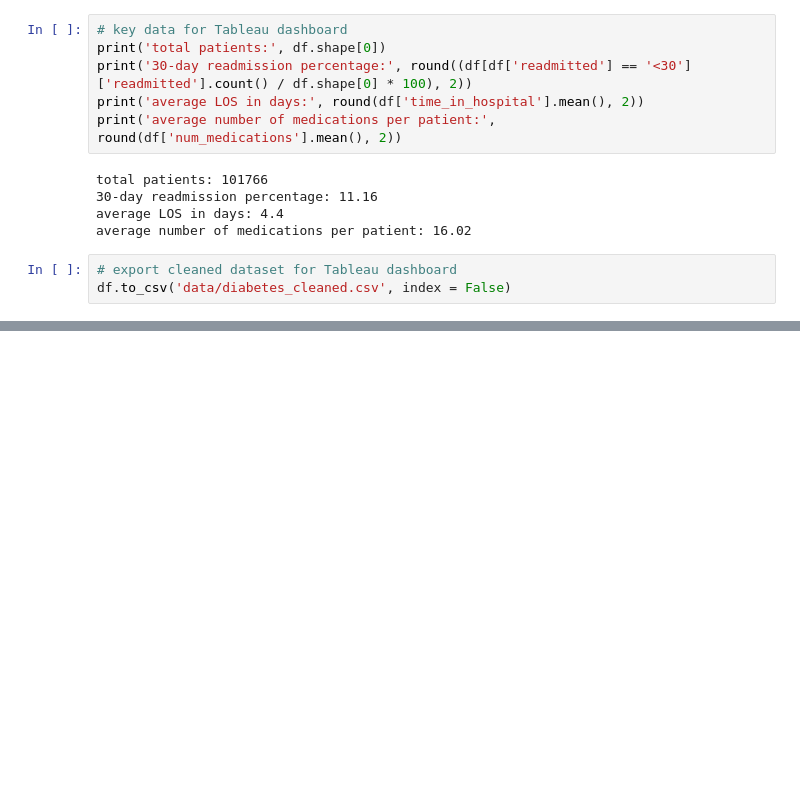
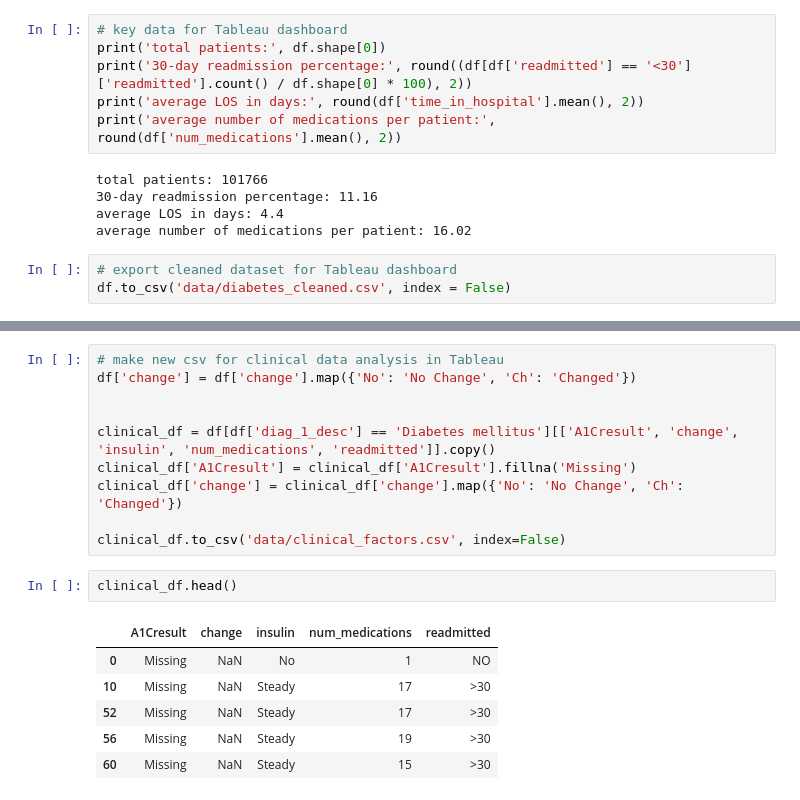
Before and after one commit to tonyinarula/Kaggle-Diabetes, a Jupyter notebook: analysis.ipynb, the cells around one changed output, grey strips where cells are left out. Drawn from its saved outputs; the diff is of its cells as text; blank space fills up the shorter version.

```diff
--- a/analysis.ipynb
+++ b/analysis.ipynb
@@ -542,0 +540,19 @@ df.to_csv('data/diabetes_cleaned.csv', index = False)
+# %%
+# make new csv for clinical data analysis in Tableau
+df['change'] = df['change'].map({'No': 'No Change', 'Ch': 'Changed'})
+
+
+clinical_df = df[df['diag_1_desc'] == 'Diabetes mellitus'][['A1Cresult', 'change', 'insulin', 'num_medications', 'readmitted']].copy()
+clinical_df['A1Cresult'] = clinical_df['A1Cresult'].fillna('Missing')
+clinical_df['change'] = clinical_df['change'].map({'No': 'No Change', 'Ch': 'Changed'})
+
+clinical_df.to_csv('data/clinical_factors.csv', index=False)
+# %%
+clinical_df.head()
+# %% [output]
+|  | A1Cresult | change | insulin | num_medications | readmitted |
+| 0 | Missing | NaN | No | 1 | NO |
+| 10 | Missing | NaN | Steady | 17 | >30 |
+| 52 | Missing | NaN | Steady | 17 | >30 |
+| 56 | Missing | NaN | Steady | 19 | >30 |
+| 60 | Missing | NaN | Steady | 15 | >30 |
```
Also changed, not shown: parts of 2 cells of this notebook.
